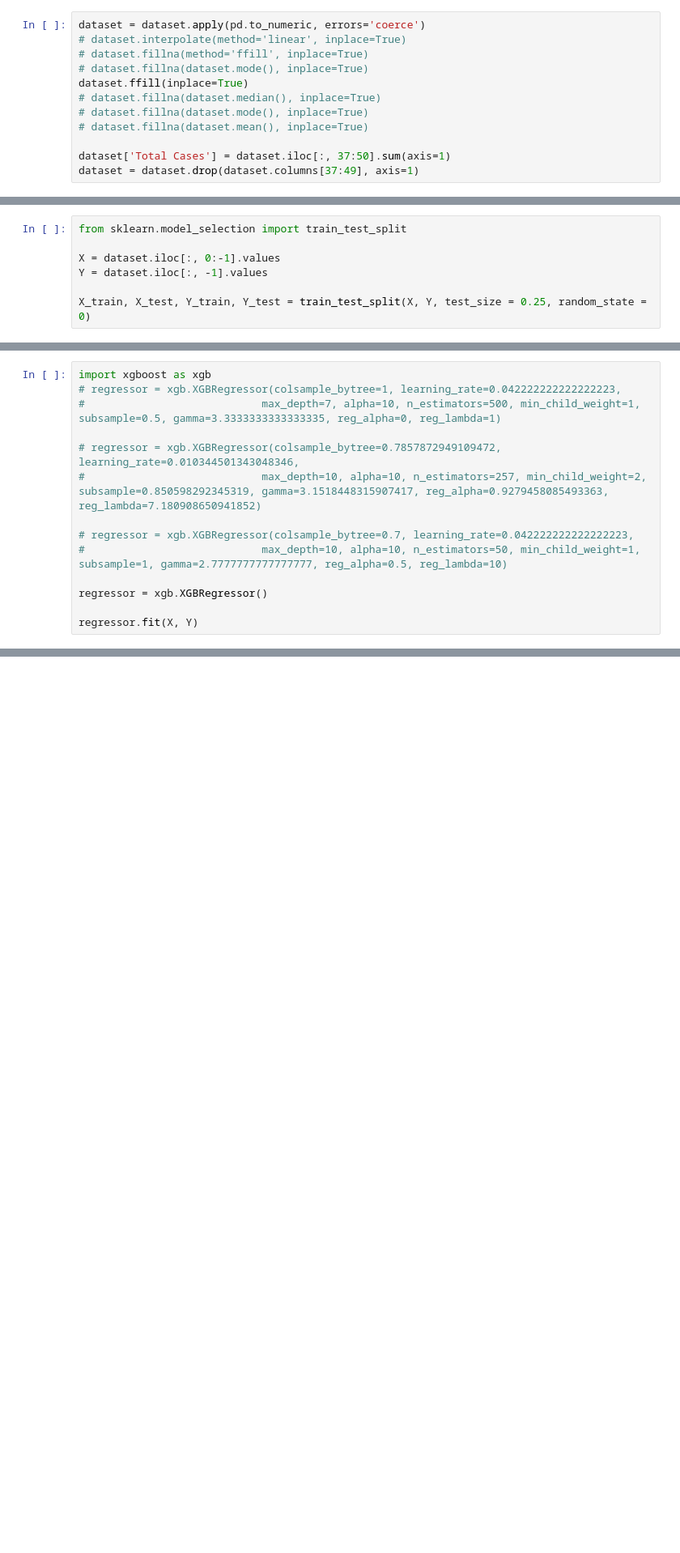
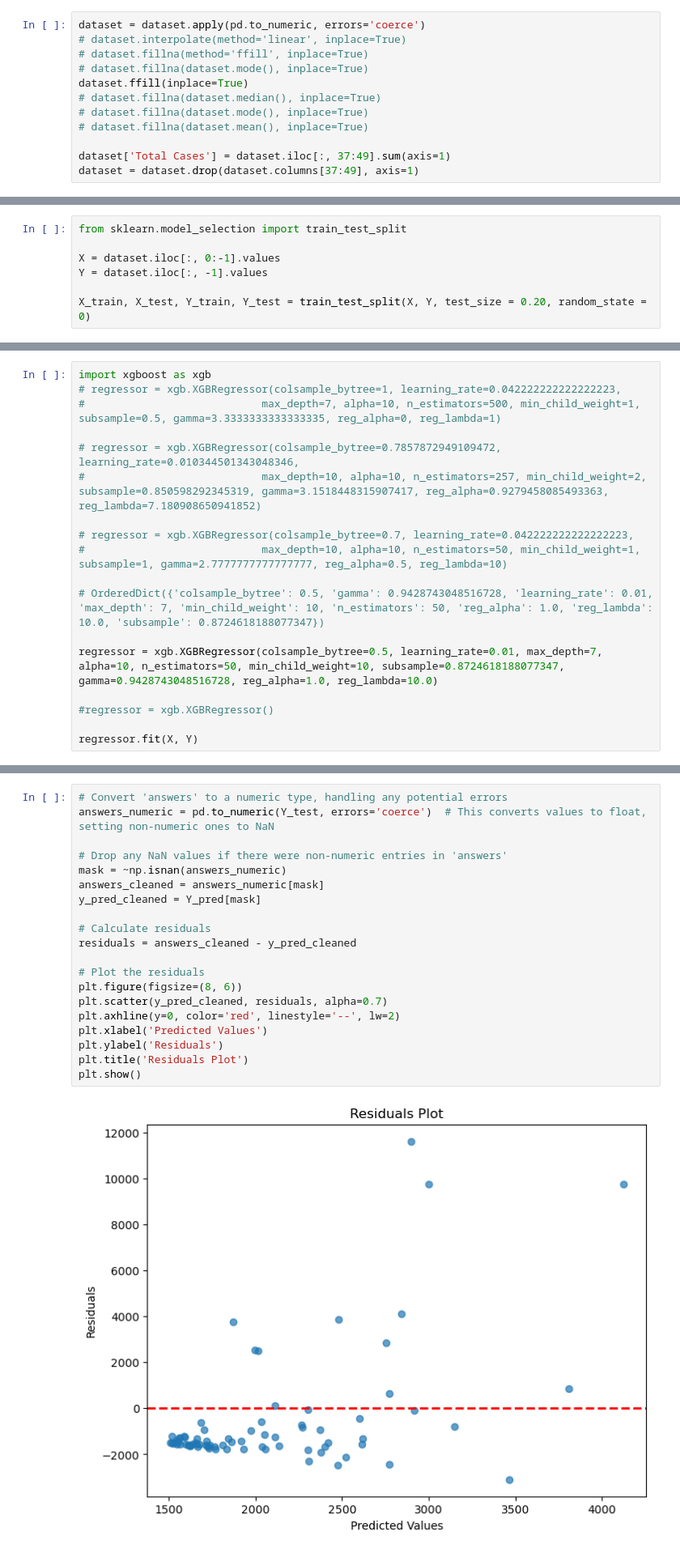
Before and after one commit to khalidhasananik/CSE445-Project, a Jupyter notebook: DenguePrediction/XGBoost.ipynb, the cells around one changed output, grey strips where cells are left out. Shown at 81% size. Saved outputs shown, nothing was run; the diff lists cells and outputs as text; blank space fills up the shorter version.

```diff
--- a/DenguePrediction/XGBoost.ipynb
+++ b/DenguePrediction/XGBoost.ipynb
@@ -29,5 +50,5 @@ dataset.ffill(inplace=True)
 # dataset.fillna(dataset.mode(), inplace=True)
 # dataset.fillna(dataset.mean(), inplace=True)
 
-dataset['Total Cases'] = dataset.iloc[:, 37:50].sum(axis=1)
+dataset['Total Cases'] = dataset.iloc[:, 37:49].sum(axis=1)
 dataset = dataset.drop(dataset.columns[37:49], axis=1)
@@ -46,6 +60,6 @@ from sklearn.model_selection import train_test_split
 X = dataset.iloc[:, 0:-1].values
 Y = dataset.iloc[:, -1].values
 
-X_train, X_test, Y_train, Y_test = train_test_split(X, Y, test_size = 0.25, random_state = 0)
+X_train, X_test, Y_train, Y_test = train_test_split(X, Y, test_size = 0.20, random_state = 0)
 # %% [markdown]
 ### Hyperparameter Tuning
@@ -148,7 +213,11 @@ import xgboost as xgb
 # regressor = xgb.XGBRegressor(colsample_bytree=0.7, learning_rate=0.042222222222222223,
 #                            max_depth=10, alpha=10, n_estimators=50, min_child_weight=1, subsample=1, gamma=2.7777777777777777, reg_alpha=0.5, reg_lambda=10)
 
-regressor = xgb.XGBRegressor()
+# OrderedDict({'colsample_bytree': 0.5, 'gamma': 0.9428743048516728, 'learning_rate': 0.01, 'max_depth': 7, 'min_child_weight': 10, 'n_estimators': 50, 'reg_alpha': 1.0, 'reg_lambda': 10.0, 'subsample': 0.8724618188077347})
+
+regressor = xgb.XGBRegressor(colsample_bytree=0.5, learning_rate=0.01, max_depth=7, alpha=10, n_estimators=50, min_child_weight=10, subsample=0.8724618188077347, gamma=0.9428743048516728, reg_alpha=1.0, reg_lambda=10.0)
+
+#regressor = xgb.XGBRegressor()
 
 regressor.fit(X, Y)
 # %% [output]
@@ -204,0 +282,22 @@ mean_absolute_percentage_error(Y_test, Y_pred)
+# %%
+# Convert 'answers' to a numeric type, handling any potential errors
+answers_numeric = pd.to_numeric(Y_test, errors='coerce')  # This converts values to float, setting non-numeric ones to NaN
+
+# Drop any NaN values if there were non-numeric entries in 'answers'
+mask = ~np.isnan(answers_numeric)
+answers_cleaned = answers_numeric[mask]
+y_pred_cleaned = Y_pred[mask]
+
+# Calculate residuals
+residuals = answers_cleaned - y_pred_cleaned
+
+# Plot the residuals
+plt.figure(figsize=(8, 6))
+plt.scatter(y_pred_cleaned, residuals, alpha=0.7)
+plt.axhline(y=0, color='red', linestyle='--', lw=2)
+plt.xlabel('Predicted Values')
+plt.ylabel('Residuals')
+plt.title('Residuals Plot')
+plt.show()
+# %% [output]
+[figure, added]
```
Also changed, not shown: parts of 36 cells of this notebook, 2 other files.
